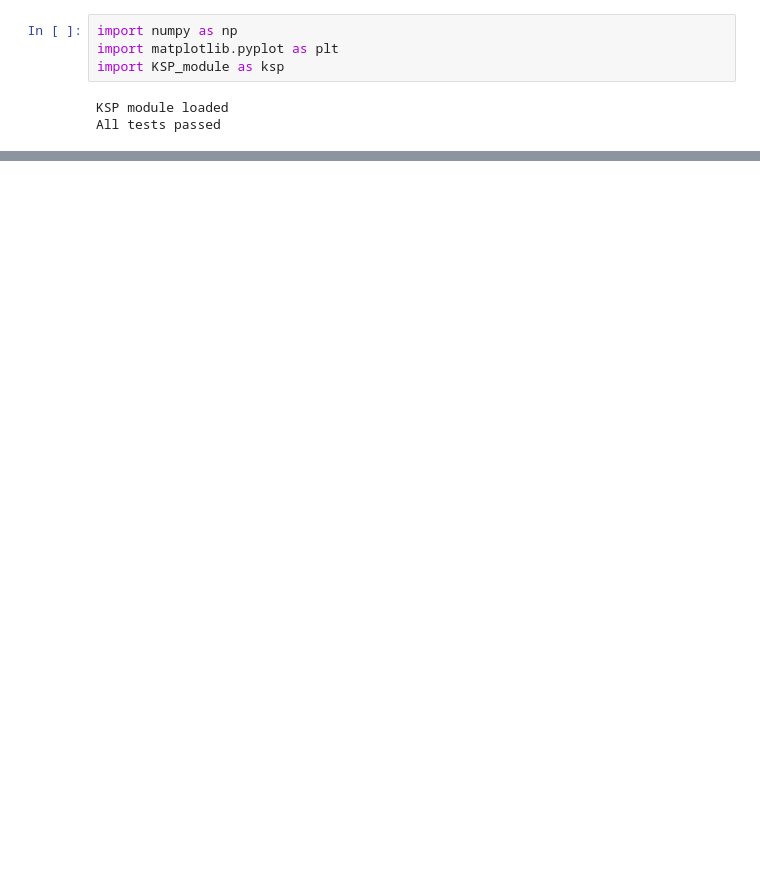
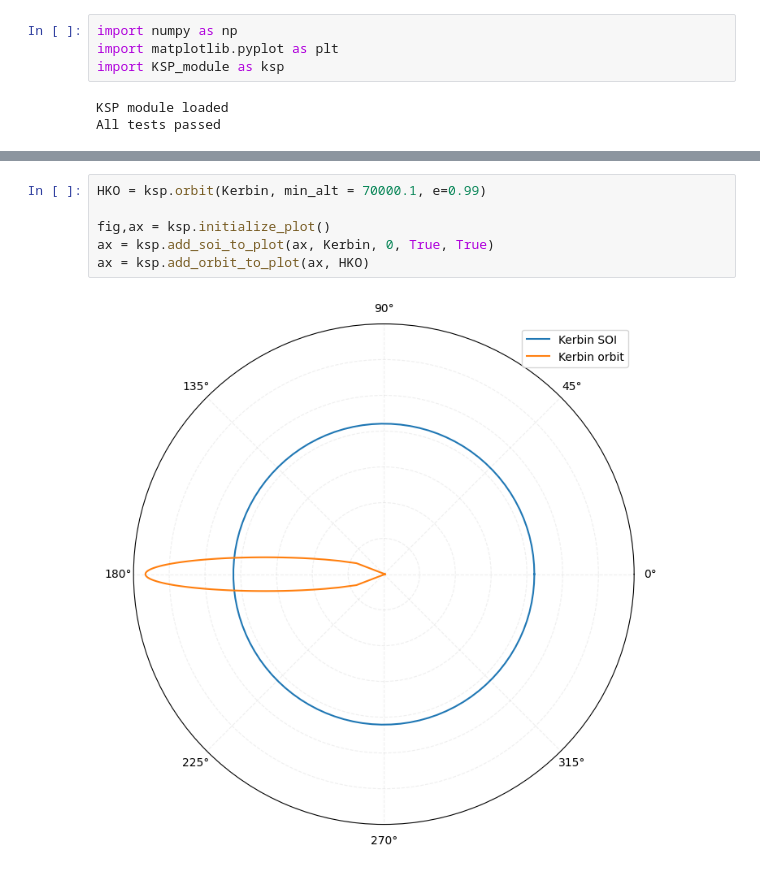
Before and after one commit to acsige/KSP, a Jupyter notebook: development.ipynb, the cells around one changed output, grey strips where cells are left out. Saved outputs shown, nothing was run; the diff lists cells and outputs as text; blank space fills up the shorter version.

```diff
--- a/development.ipynb
+++ b/development.ipynb
@@ -23,0 +49,8 @@ print([ksp.pretty_date(transfer3.t_launch), transfer3.t_launch])
+# %%
+HKO = ksp.orbit(Kerbin, min_alt = 70000.1, e=0.99)
+
+fig,ax = ksp.initialize_plot()
+ax = ksp.add_soi_to_plot(ax, Kerbin, 0, True, True)
+ax = ksp.add_orbit_to_plot(ax, HKO)
+# %% [output]
+[figure, added]
```
Also changed, not shown: parts of 2 cells of this notebook, 2 other files.
